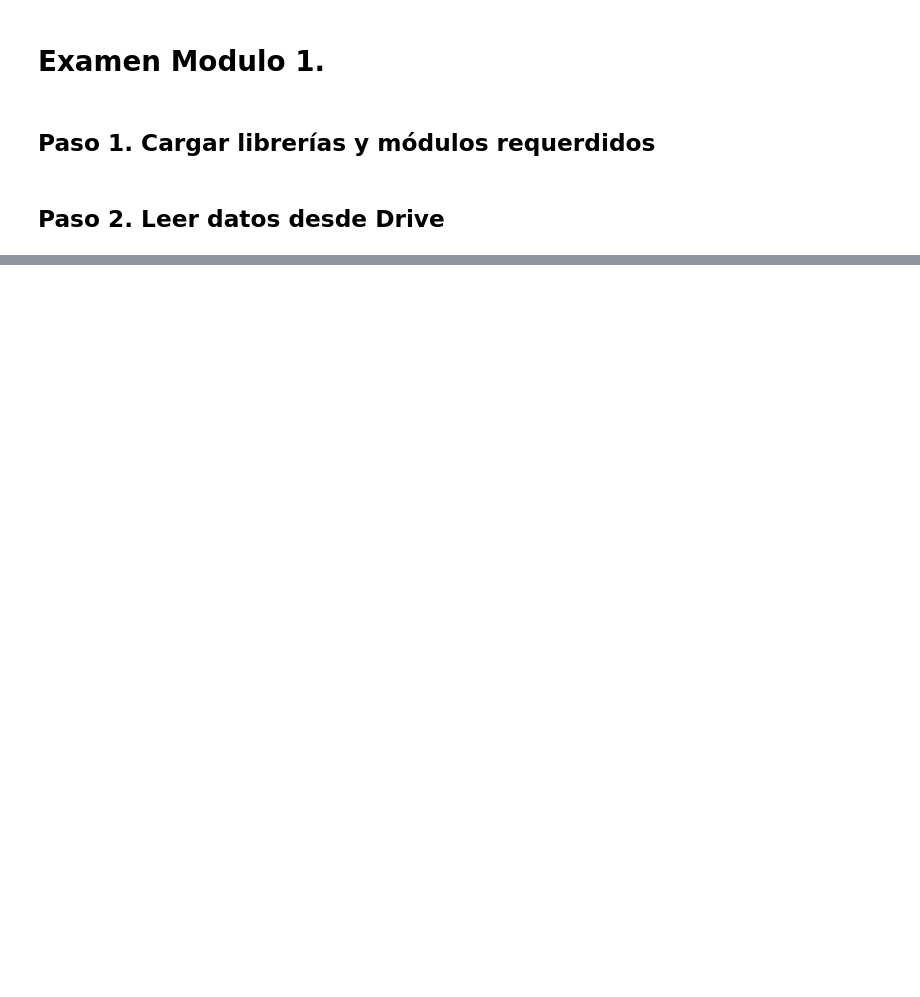
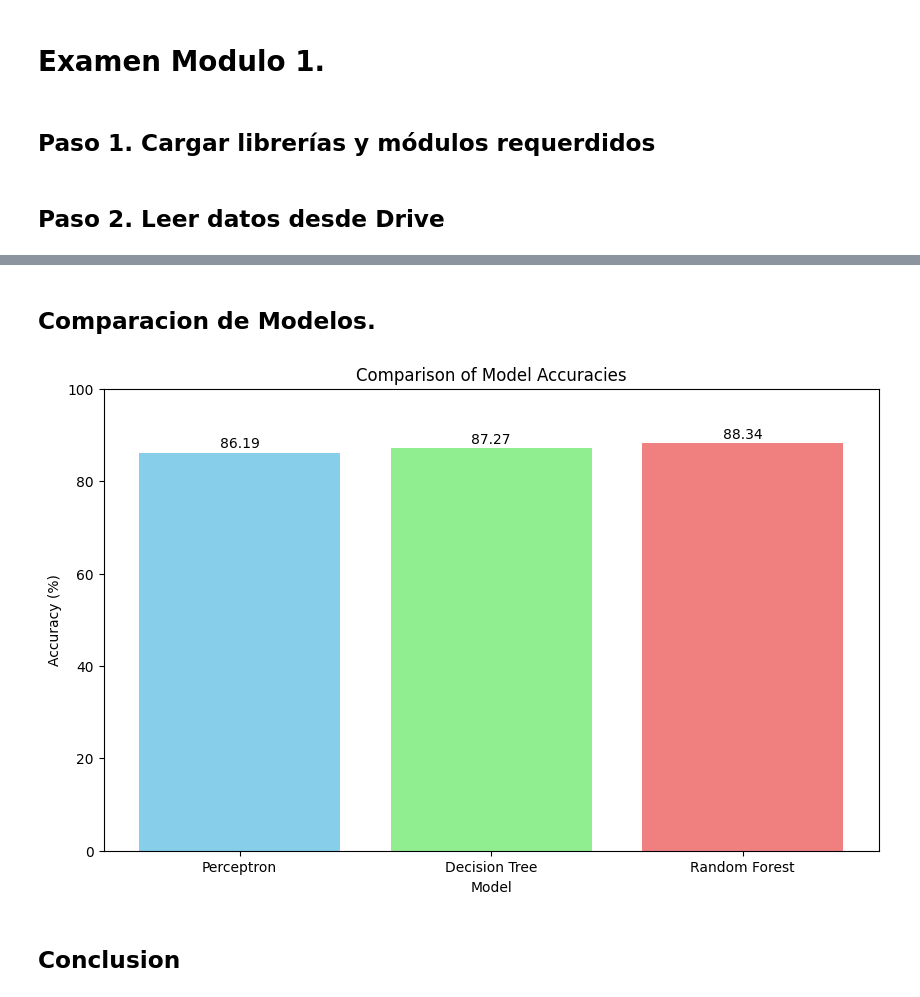
Before and after one commit to cardonasebastian/data-science-bourbaki, a Jupyter notebook: Modulo1/Examen_Modulo1/Examen.ipynb, the cells around one changed output, grey strips where cells are left out. Drawn from its saved outputs; the diff is of its cells as text; code cells hidden in the pictures; blank space fills up the shorter version.

```diff
--- a/Modulo1/Examen_Modulo1/Examen.ipynb
+++ b/Modulo1/Examen_Modulo1/Examen.ipynb
@@ -25,0 +230,40 @@ df = pd.read_csv("/content/drive/MyDrive/Curso_Ciencia_De_Datos/Examen_Modulo1/D
+# %% [markdown]
+## Comparacion de Modelos.
+# %%
+accuracy_scores = []
+
+# Perceptron
+model_perceptron = Perceptron(max_iter=1000, random_state=0, verbose=False)
+model_perceptron.fit(X_train, y_train)
+accuracy_perceptron = model_perceptron.score(X_test, y_test) * 100
+accuracy_scores.append(accuracy_perceptron)
+
+
+# Decision Tree
+model_decision_tree = DecisionTreeClassifier(max_depth=12, criterion="entropy", random_state=0)
+model_decision_tree.fit(X_train, y_train)
+accuracy_decision_tree = accuracy_score(y_test, model_decision_tree.predict(X_test)) * 100
+accuracy_scores.append(accuracy_decision_tree)
+
+
+# Random Forest
+model_random_forest = RandomForestClassifier(n_estimators=1000, random_state=0, criterion='entropy')
+model_random_forest.fit(X_train, y_train)
+accuracy_random_forest = accuracy_score(y_test, model_random_forest.predict(X_test)) * 100
+accuracy_scores.append(accuracy_random_forest)
+
+# Create the plot
+models = ['Perceptron', 'Decision Tree', 'Random Forest']
+plt.figure(figsize=(10, 6))
+plt.bar(models, accuracy_scores, color=['skyblue', 'lightgreen', 'lightcoral'])
+plt.xlabel("Model")
+plt.ylabel("Accuracy (%)")
+plt.title("Comparison of Model Accuracies")
+plt.ylim(0, 100)
+for i, v in enumerate(accuracy_scores):
+    plt.text(i, v + 1, str(round(v, 2)), ha='center')
+plt.show()
+# %% [output]
+[figure, added]
+# %% [markdown]
+## Conclusion
```
Also changed, not shown: parts of 30 cells of this notebook.
